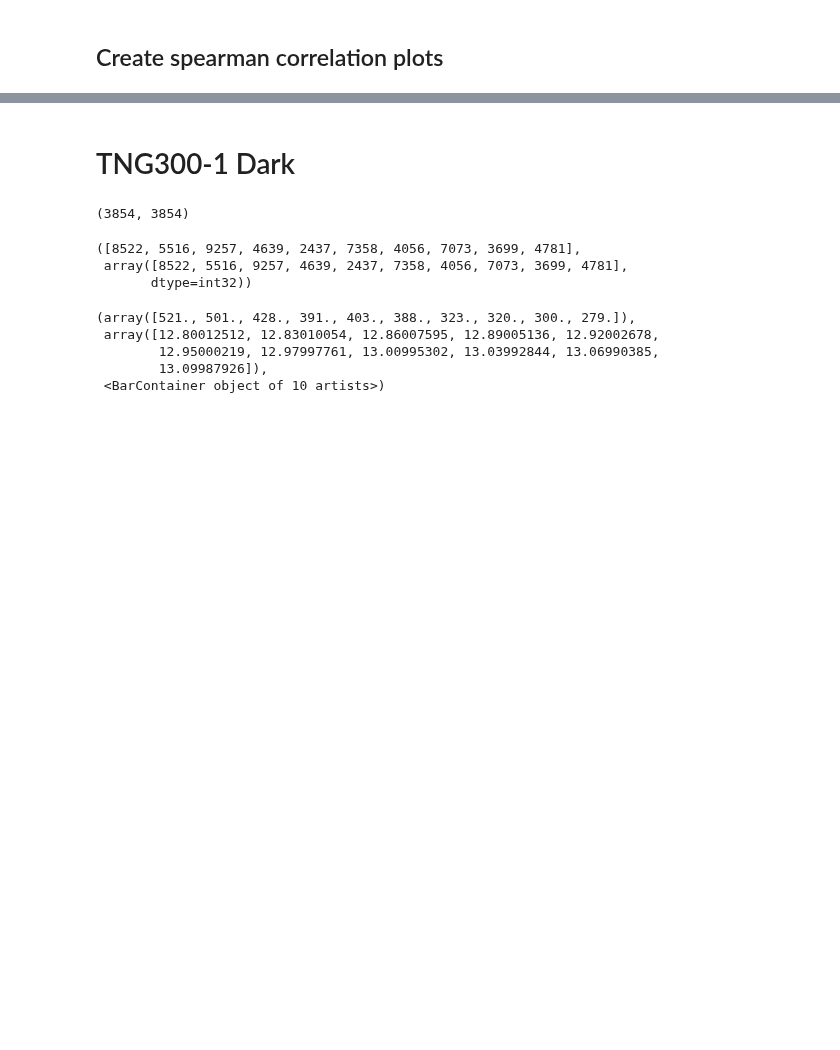
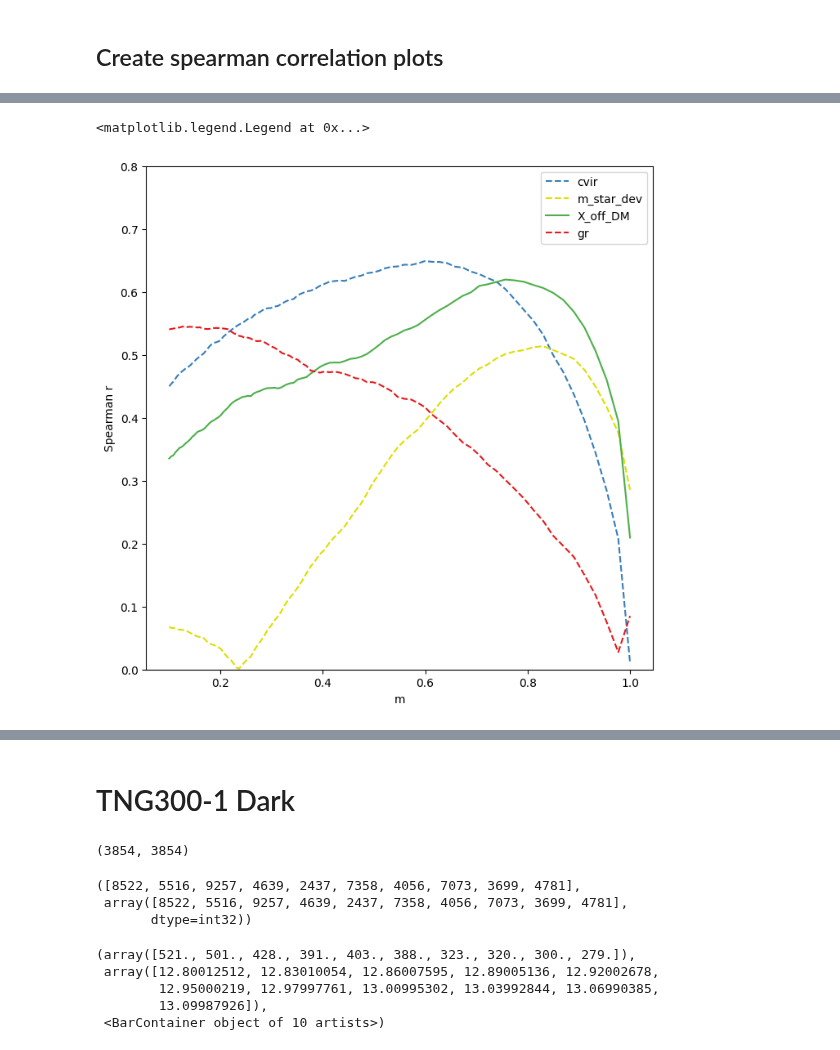
Before and after one commit to ismael-mendoza/nbody-relaxed, a Jupyter notebook: notebooks/wip/tng1.ipynb, the cells around one changed output, grey strips where cells are left out. Cells and saved outputs as stored; diff of their text form; code cells hidden in the pictures; blank space fills up the shorter version.

```diff
--- a/notebooks/wip/tng1.ipynb
+++ b/notebooks/wip/tng1.ipynb
@@ -381,0 +436,4 @@ ax.legend(loc='best')
+# %%
+keep_am = ~np.isnan(am.sum(axis=1))
+_cat = cat.iloc[keep_am]
+_am = am[keep_am]
@@ -381,0 +444,48 @@ ax.legend(loc='best')
+# %%
+# compute all spearman correlations for every quantity not in exclude
+from multicam.correlations import spearmanr
+am_corrs = {}
+n_mass_bins = len(mass_bins)
+for col in _cat.columns:
+    if col not in exclude:
+        am_corrs[col] = np.zeros(n_mass_bins) * np.nan
+        for jj in range(n_mass_bins):
+            am_corrs[col][jj] = spearmanr(_cat[col].values, _am[:, jj])
+# %%
+# now plot all correlations (separately), save to png
+from multicam.plotting import CB_COLORS
+colors_dict = {'cvir': CB_COLORS[0],
+               'Vmax_DM/V_vir_DM': CB_COLORS[1],
+               'X_off_DM': CB_COLORS[2],
+               'Spin_Bullock_DM': CB_COLORS[4],
+               'q_DM': CB_COLORS[5],
+                'gr': CB_COLORS[6],
+                'm_star_dev': CB_COLORS[7],}
+params = {'cvir',
+        #   'Vmax_DM/V_vir_DM',
+          'X_off_DM',
+        #   'Spin_Bullock_DM',
+        #   'q_DM',
+         'gr',
+         'm_star_dev'
+         }
+assert params.issubset(set(_cat.columns))
+assert params.issubset(set(am_corrs.keys()))
+
+fig, ax = plt.subplots(1, 1, figsize=(8, 8))
+
+for param in params:
+        sgn = (sum(am_corrs[param] > 0) - sum(am_corrs[param] < 0)) > 0
+        style = '-' if sgn else '--'
+
+        corr = np.abs(am_corrs[param])
+        ax.plot(mass_bins, corr, style, label=param, color=colors_dict[param])
+        ax.set_xlabel("m")
+        ax.set_ylabel("Spearman r")
+
+
+ax.set_ylim(0, 0.8)
+ax.legend(loc='best')
+# %% [output]
+<matplotlib.legend.Legend at 0x...>
+[figure, added]
```
Also changed, not shown: parts of 19 cells of this notebook.
